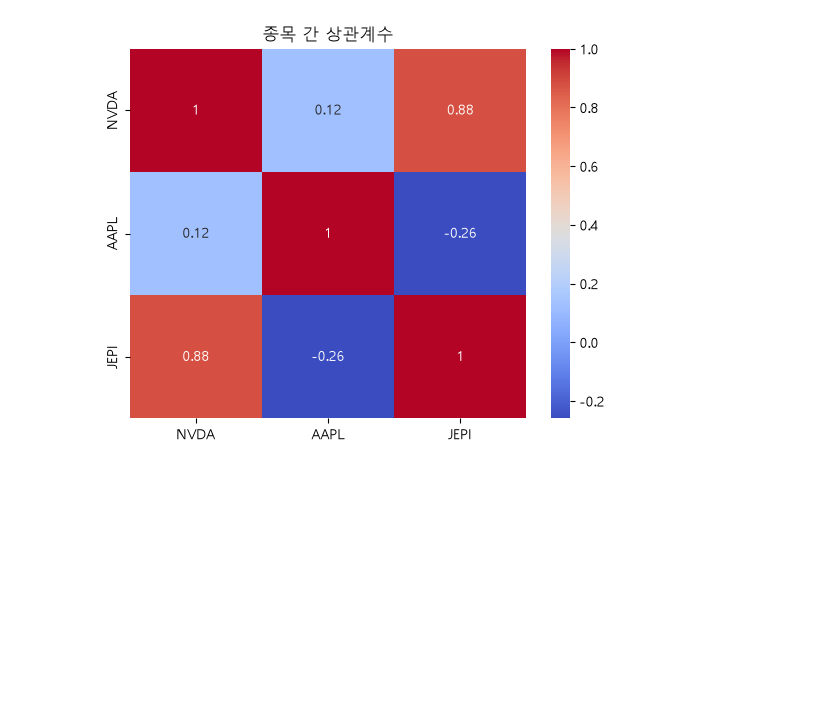
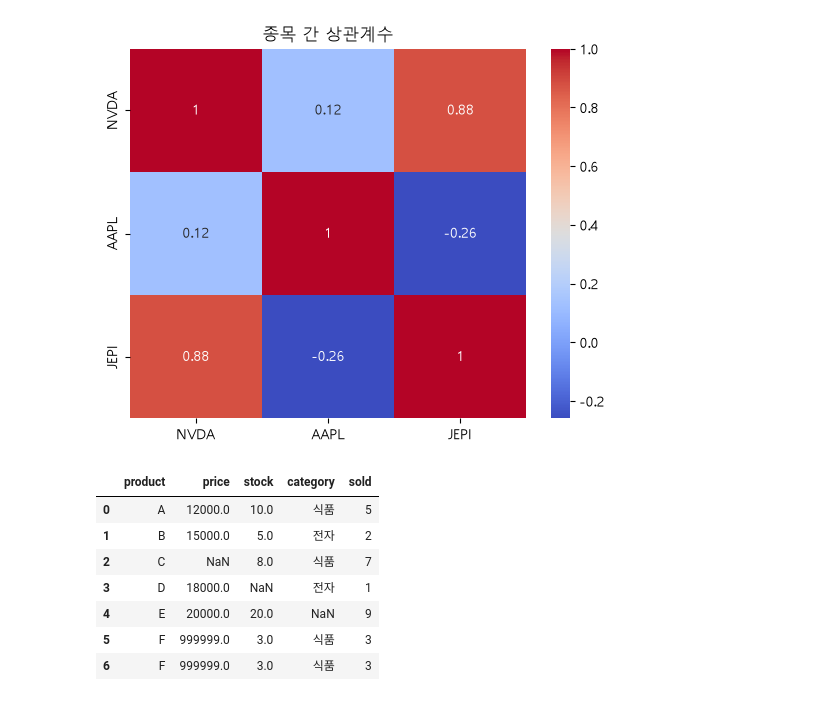
Before and after one commit to fdsa0317/kdt-data-analysis, a Jupyter notebook: 복습.ipynb, the cells around one changed output. Saved outputs shown, nothing was run; the diff lists cells and outputs as text; code cells hidden in the pictures; blank space fills up the shorter version.

```diff
--- a/복습.ipynb
+++ b/복습.ipynb
@@ -496,3 +496,27 @@ plt.show()
 # %% [output]
 [figure]
 [figure]
+# %%
+import pandas as pd
+import numpy as np
+import seaborn as sns
+import matplotlib.pyplot as plt
+
+df = pd.DataFrame({
+    "product": ["A", "B", "C", "D", "E", "F", "F"],
+    "price": [12000, 15000, np.nan, 18000, 20000, 999999, 999999],
+    "stock": [10, 5, 8, np.nan, 20, 3, 3],
+    "category": ["식품", "전자", "식품", "전자", np.nan, "식품", "식품"],
+    "sold": [5, 2, 7, 1, 9, 3, 3]
+})
+
+df
+# %% [output]
+|  | product | price | stock | category | sold |
+| 0 | A | 12000.0 | 10.0 | 식품 | 5 |
+| 1 | B | 15000.0 | 5.0 | 전자 | 2 |
+| 2 | C | NaN | 8.0 | 식품 | 7 |
+| 3 | D | 18000.0 | NaN | 전자 | 1 |
+| 4 | E | 20000.0 | 20.0 | NaN | 9 |
+| 5 | F | 999999.0 | 3.0 | 식품 | 3 |
+| 6 | F | 999999.0 | 3.0 | 식품 | 3 |
```
Also changed, not shown: parts of 6 cells of this notebook.
